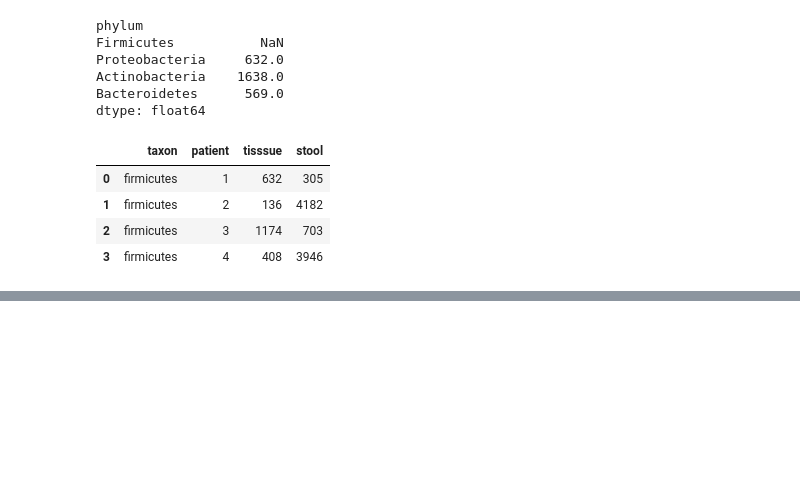
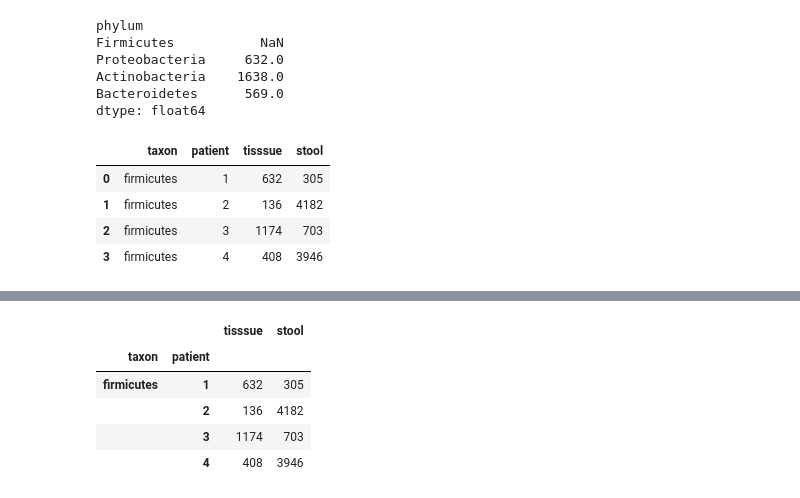
Before and after one commit to shuangsong/python_data_analysis, a Jupyter notebook: note_1.ipynb, the cells around one changed output, grey strips where cells are left out. Saved outputs shown, nothing was run; the diff lists cells and outputs as text; code cells hidden in the pictures; blank space fills up the shorter version.

```diff
--- a/note_1.ipynb
+++ b/note_1.ipynb
@@ -418,0 +431,11 @@ mb
+# %%
+
+mb = pd.read_csv("C:/Users/cleopathy/python_note/python_data_analysis/microbiome.csv", index_col=['taxon','patient'])
+mb.head()
+# %% [output]
+|  |  | tisssue | stool |
+| taxon | patient |  |  |
+| firmicutes | 1 | 632 | 305 |
+|  | 2 | 136 | 4182 |
+|  | 3 | 1174 | 703 |
+|  | 4 | 408 | 3946 |
```
Also changed, not shown: parts of 4 cells of this notebook.
